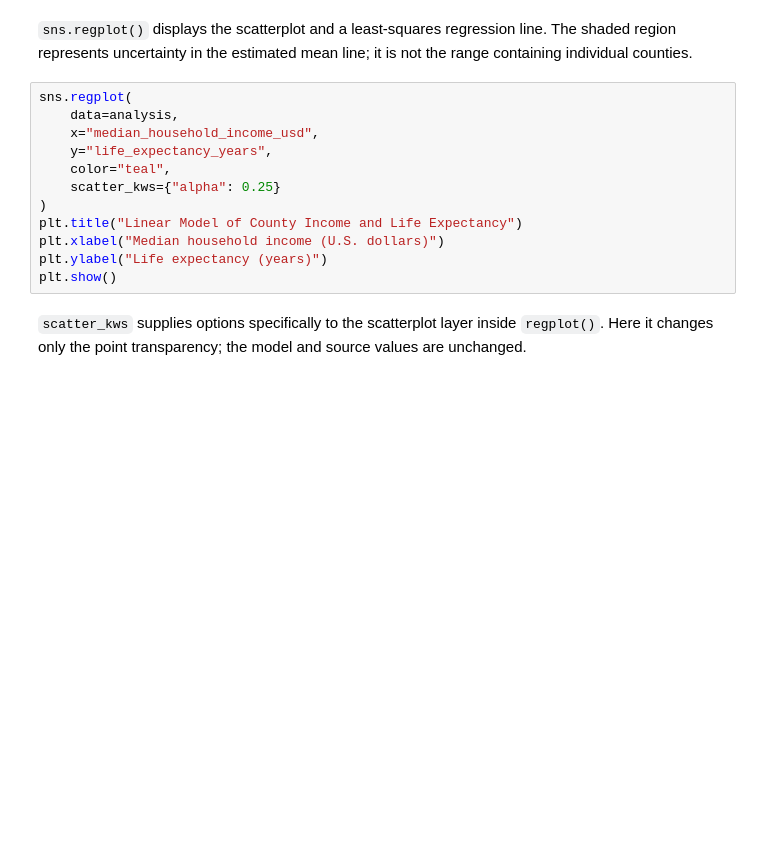
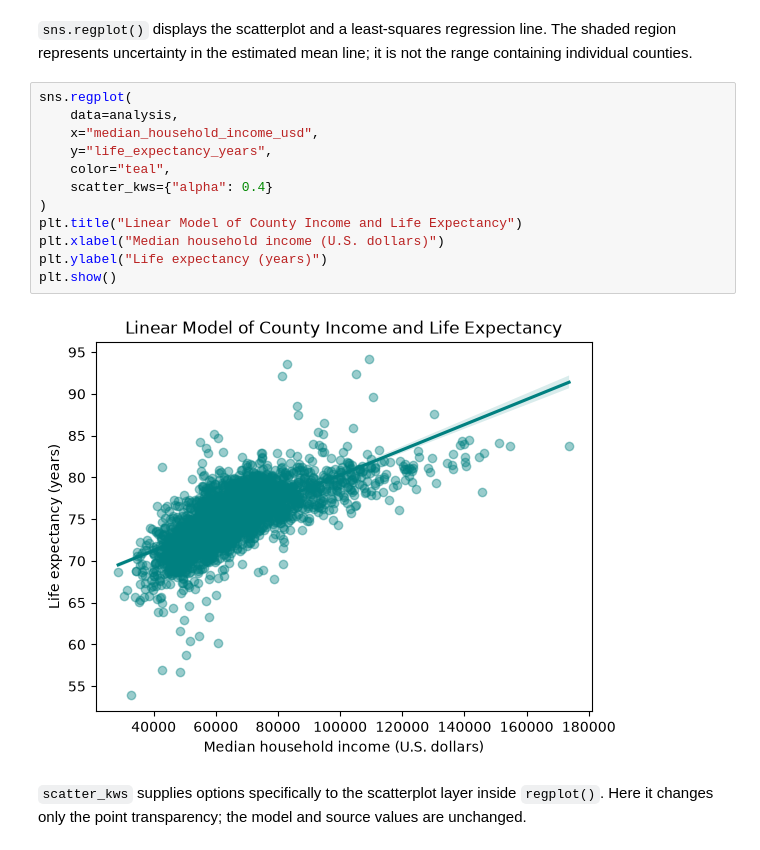
Before and after one commit to TagoeDev/Data_Visualization_and_Modeling_Campus, a Jupyter notebook: week03/lecture/Lecture - Relationships Between Quantitative Features.ipynb, the cells around one changed output. Drawn from its saved outputs; the diff is of its cells as text; blank space fills up the shorter version.

```diff
--- a/week03/lecture/Lecture - Relationships Between Quantitative Features.ipynb
+++ b/week03/lecture/Lecture - Relationships Between Quantitative Features.ipynb
@@ -181,15 +300,17 @@ The intercept predicts life expectancy when income equals $0. That value is far
 # %%
 sns.regplot(
     data=analysis,
     x="median_household_income_usd",
     y="life_expectancy_years",
     color="teal",
-    scatter_kws={"alpha": 0.25}
+    scatter_kws={"alpha": 0.4}
 )
 plt.title("Linear Model of County Income and Life Expectancy")
 plt.xlabel("Median household income (U.S. dollars)")
 plt.ylabel("Life expectancy (years)")
 plt.show()
+# %% [output]
+[figure, added]
 # %% [markdown]
 `scatter_kws` supplies options specifically to the scatterplot layer inside `regplot()`. Here it changes only the point transparency; the model and source values are unchanged.
 # %% [markdown]
```
Also changed, not shown: parts of 32 cells of this notebook, 1 other file.
